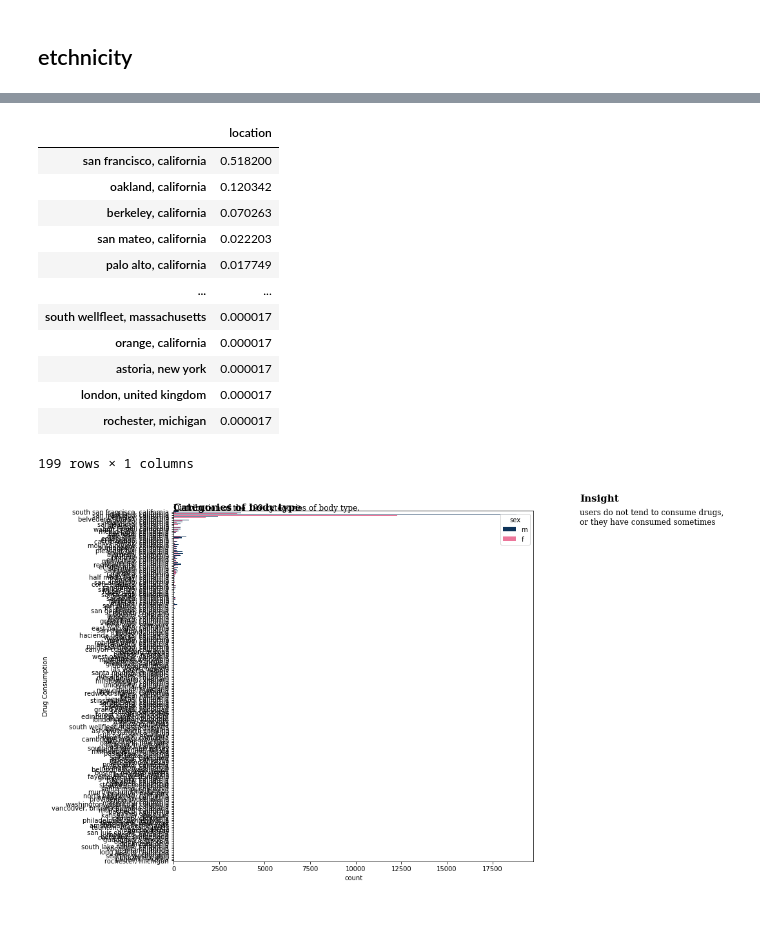
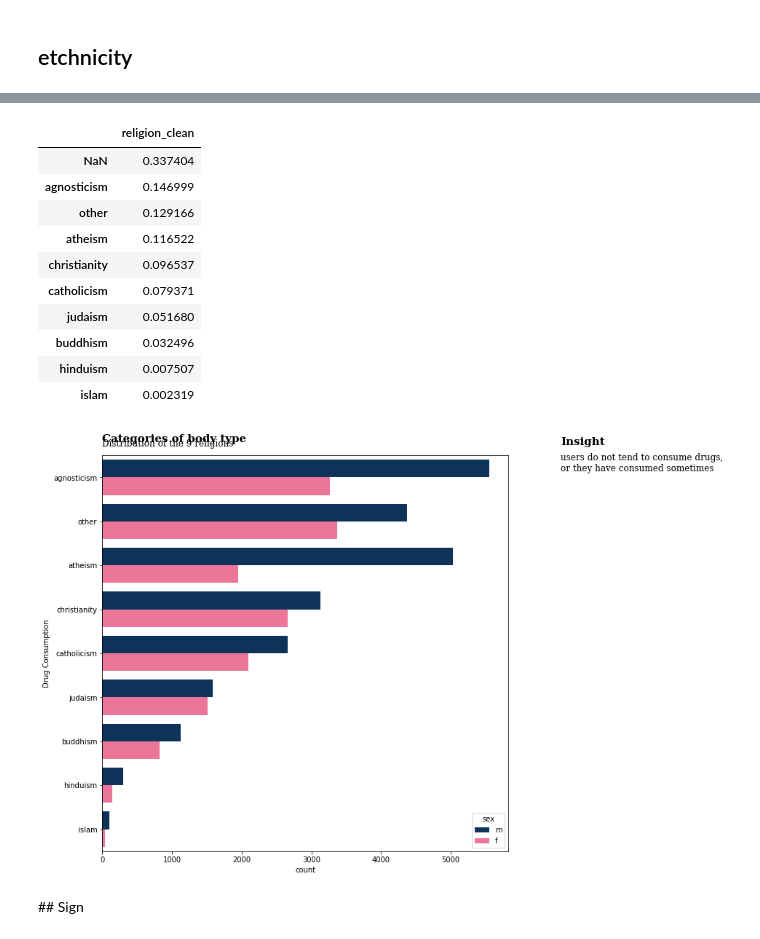
Before and after one commit to paulynamagana/OKCupid_challenge, a Jupyter notebook: date-a-scientist.ipynb, the cells around one changed output, grey strips where cells are left out. Cells and saved outputs as stored; diff of their text form; code cells hidden in the pictures.

```diff
--- a/date-a-scientist.ipynb
+++ b/date-a-scientist.ipynb
@@ -380,0 +422,8 @@ pd.DataFrame(profiles["status"].value_counts(normalize=True, dropna=False))
+# %%
+#Clean religion column
+
+profiles['religion_clean'] = profiles.religion.str.split().str.get(0)
+print("Number of categories in Signs:",profiles.religion_clean.nunique())
+print("categories:", profiles.religion_clean.unique())
+
+profiles.religion_clean.value_counts()
@@ -381,33 +444,33 @@ pd.DataFrame(profiles["status"].value_counts(normalize=True, dropna=False))
 # %%
 ## Plot distributions of age groups
-categories = profiles.location.nunique()
+categories = profiles.religion_clean.nunique()
 
 plt.figure(figsize=(10, 10))
-sns.countplot(y=profiles.location, hue=profiles.sex, palette=palette)
+sns.countplot(y=profiles.religion_clean, hue=profiles.sex, palette=palette, order = profiles['religion_clean'].value_counts().index)
 plt.ylabel("Drug Consumption")
 plt.text(0.5, -0.8, 'Categories of body type',
          fontsize=15, fontweight='bold', fontfamily='serif')
-plt.text(0.5, -0.7, 'Distribution of the {} categories of body type.' .format(categories),
+plt.text(0.5, -0.7, 'Distribution of the {} religions' .format(categories),
          fontsize=12, fontweight='light', fontfamily='serif')
 plt.figtext(1, 0.9,  '''Insight''', fontsize=15,
             fontweight='bold', fontfamily='serif')
 plt.figtext(1, 0.85,  '''users do not tend to consume drugs,
 or they have consumed sometimes ''',
             fontsize=12, fontweight='light', fontfamily='serif')
 
-pd.DataFrame(profiles["location"].value_counts(normalize=True, dropna=False))
+pd.DataFrame(profiles["religion_clean"].value_counts(normalize=True, dropna=False))
 # %% [output]
-|  | location |
-| san francisco, california | 0.518200 |
-| oakland, california | 0.120342 |
-| berkeley, california | 0.070263 |
-| san mateo, california | 0.022203 |
-| palo alto, california | 0.017749 |
-| ... | ... |
-| south wellfleet, massachusetts | 0.000017 |
-| orange, california | 0.000017 |
-| astoria, new york | 0.000017 |
-| london, united kingdom | 0.000017 |
-| rochester, michigan | 0.000017 |
+|  | religion_clean |
+| NaN | 0.337404 |
+| agnosticism | 0.146999 |
+| other | 0.129166 |
+| atheism | 0.116522 |
+| christianity | 0.096537 |
+| catholicism | 0.079371 |
+| judaism | 0.051680 |
+| buddhism | 0.032496 |
+| hinduism | 0.007507 |
+| islam | 0.002319 |
-199 rows × 1 columns
-[figure, old version]
+[figure, new version]
+# %% [markdown]
+## Sign
```
Also changed, not shown: parts of 18 cells of this notebook.
